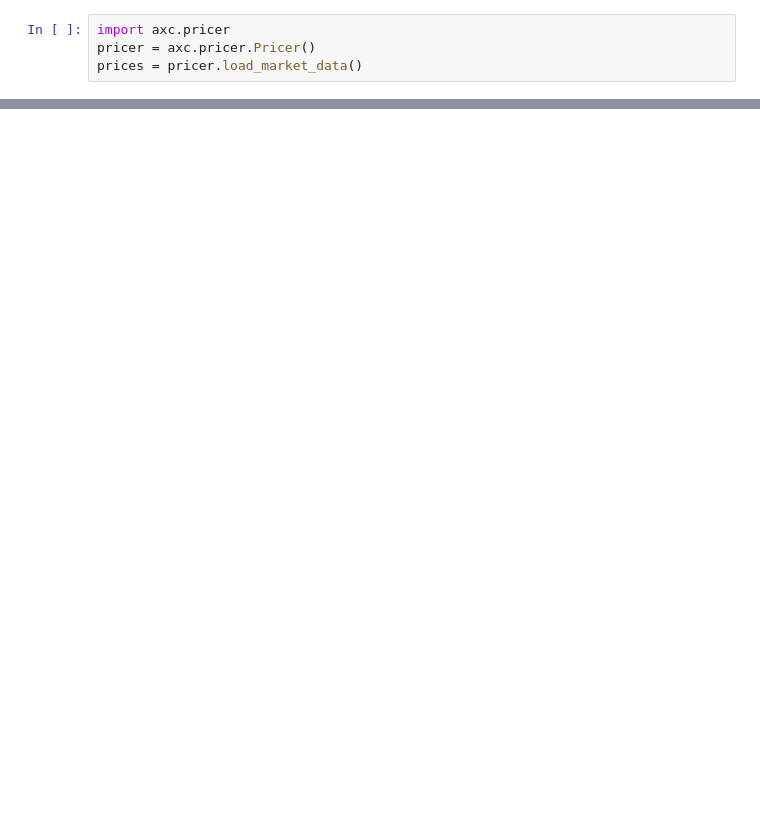
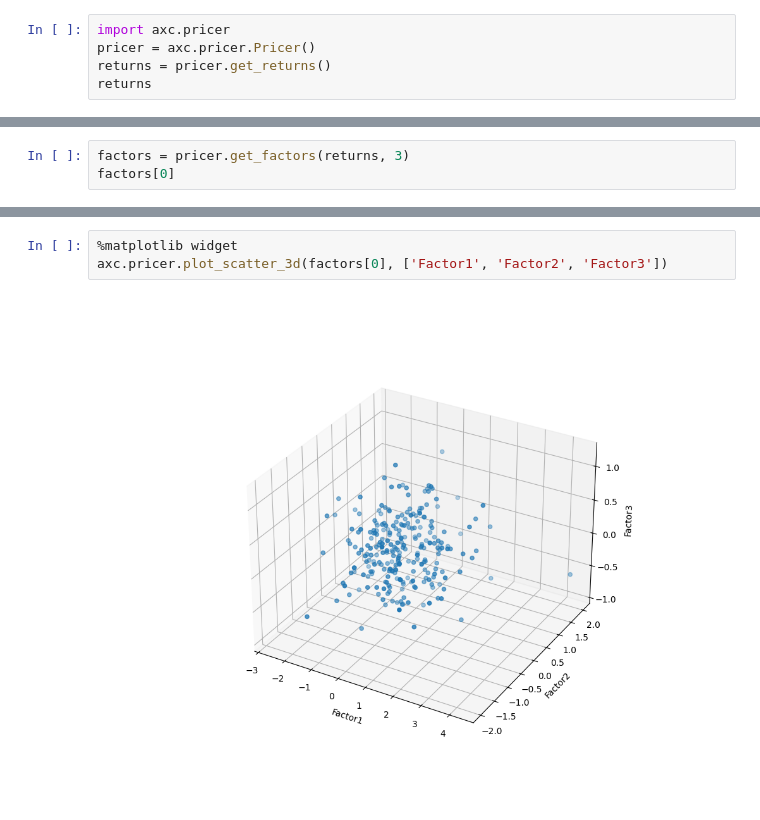
Before and after one commit to accelerate-protocol/axc-backtesting, a Jupyter notebook: notebooks/pricing.ipynb, the cells around one changed output, grey strips where cells are left out. Cells and saved outputs as stored; diff of their text form; blank space fills up the shorter version.

Commit message:
add factors

```diff
--- a/notebooks/pricing.ipynb
+++ b/notebooks/pricing.ipynb
@@ -1,7 +1,8 @@
 # %%
 import axc.pricer
 pricer = axc.pricer.Pricer()
-prices = pricer.load_market_data()
+returns = pricer.get_returns()
+returns
 # %% [output]
 [*********************100%***********************]  1 of 1 completed
 [*********************100%***********************]  1 of 1 completed
@@ -50,0 +25,3 @@ sp500.columns =
+# %%
+factors = pricer.get_factors(returns, 3)
+factors[0]
@@ -50,0 +51,5 @@ sp500.columns =
+# %%
+%matplotlib widget
+axc.pricer.plot_scatter_3d(factors[0], ['Factor1', 'Factor2', 'Factor3'])
+# %% [output]
+[figure, added]
```
Also changed, not shown: parts of 15 cells of this notebook, 2 other files.
